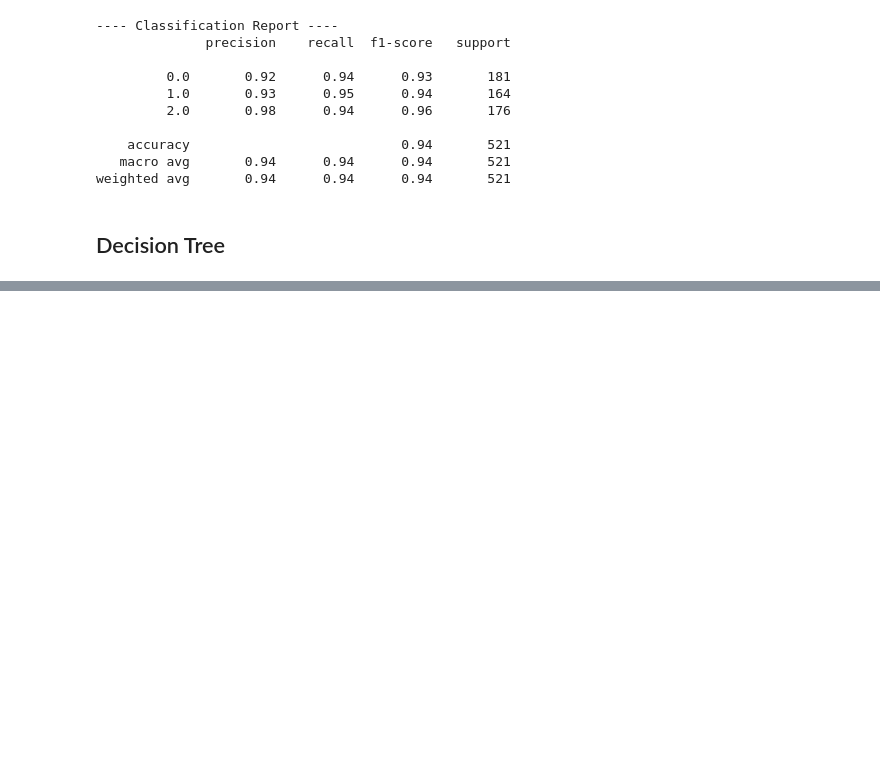
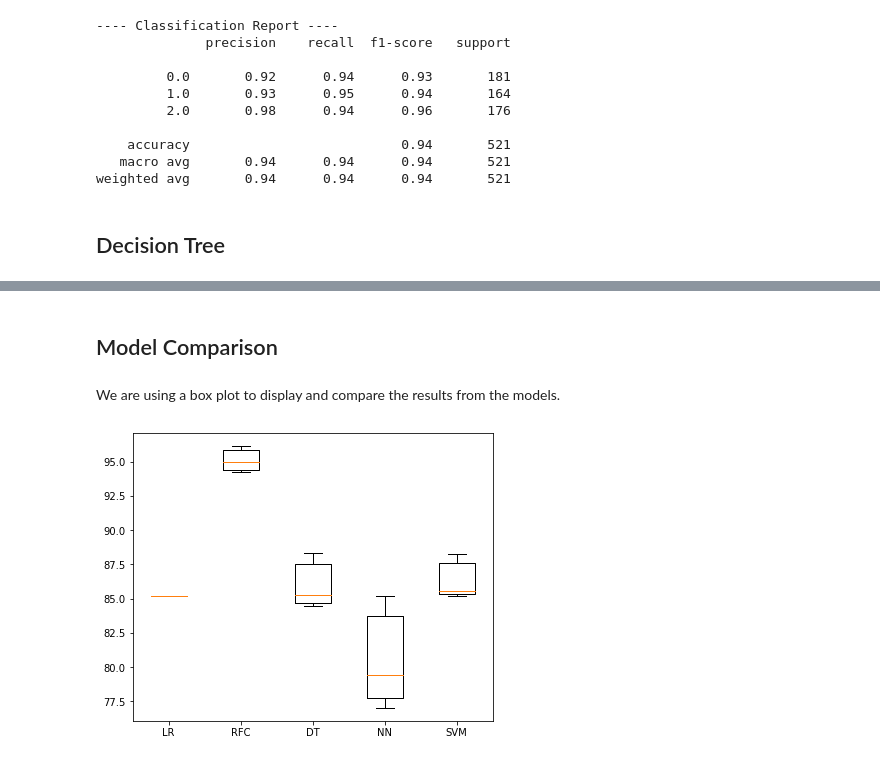
Before and after one commit to pedromonteiro01/garbage_classification, a Jupyter notebook: project/main.ipynb, the cells around one changed output, grey strips where cells are left out. Cells and saved outputs as stored; diff of their text form; code cells hidden in the pictures; blank space fills up the shorter version.

```diff
--- a/project/main.ipynb
+++ b/project/main.ipynb
@@ -469,3 +514,28 @@ paper       13        5    158
     accuracy                           0.86       521
    macro avg       0.86      0.86      0.86       521
 weighted avg       0.86      0.86      0.86       521
+# %% [markdown]
+## Model Comparison
+# %% [markdown]
+We are using a box plot to display and compare the results from the models.
+# %%
+LR = [85.22, 85.22, 85.22]
+RFC = [95.01, 94.24, 96.16, 94.99, 94.25, 96.16]
+DT = [88.29, 85.22, 84.45, 88.35, 85.31, 84.55]
+NN = [85.22, 79.46, 77.16, 85.20, 79.39, 77.04]
+SVM = [85.60, 88.30, 85.22, 85.59, 88.27, 85.22]
+
+data = [LR, RFC, DT, NN, SVM]
+
+fig = plt.figure(figsize =(5, 4))
+
+# Creating axes instance
+ax = fig.add_axes([0, 0, 1, 1])
+
+# Creating plot
+bp = ax.boxplot(data, labels=["LR", "RFC", "DT", "NN", "SVM"])
+
+# show plot
+plt.show()
+# %% [output]
+[figure, added]
```
Also changed, not shown: parts of 8 cells of this notebook.
